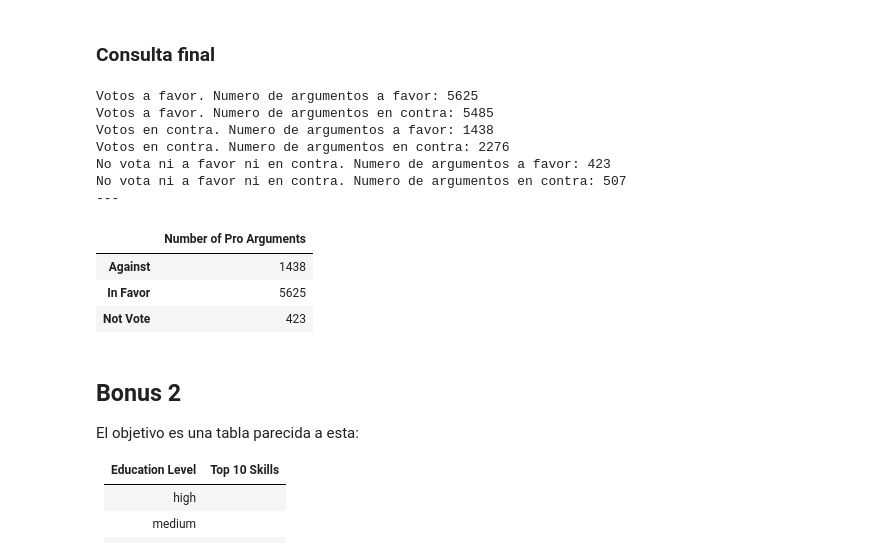
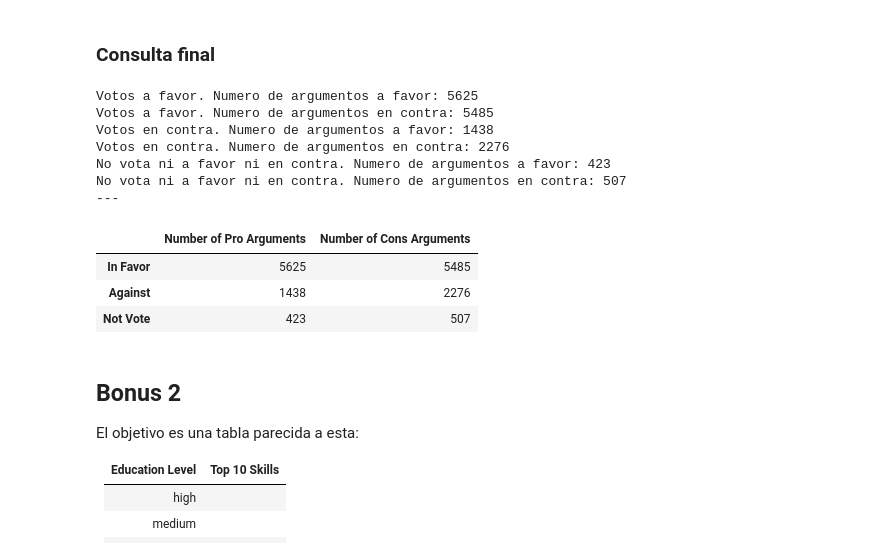
Before and after one commit to rfminguez/ih_datamadpt1120_project_m1, a Jupyter notebook: notebooks/data_sources_analysis.ipynb, the cells around one changed output. Saved outputs shown, nothing was run; the diff lists cells and outputs as text; code cells hidden in the pictures.

Commit message:
update bonus 1: returns correct dataframe

```diff
--- a/notebooks/data_sources_analysis.ipynb
+++ b/notebooks/data_sources_analysis.ipynb
@@ -381,39 +381,44 @@ vote_negative_num_arguments_for = num_arguments_for('Against', motor_conexion)
 vote_neutral_num_arguments_for = num_arguments_for('Not Vote', motor_conexion)
 vote_positive_num_arguments_against = num_arguments_against('In Favor', motor_conexion)
 vote_negative_num_arguments_against = num_arguments_against('Against', motor_conexion)
 vote_neutral_num_arguments_against = num_arguments_against('Not Vote', motor_conexion)
 
 print(f"Votos a favor. Numero de argumentos a favor: {vote_positive_num_arguments_for}")
 print(f"Votos a favor. Numero de argumentos en contra: {vote_positive_num_arguments_against}")
 print(f"Votos en contra. Numero de argumentos a favor: {vote_negative_num_arguments_for}")
 print(f"Votos en contra. Numero de argumentos en contra: {vote_negative_num_arguments_against}")
 print(f"No vota ni a favor ni en contra. Numero de argumentos a favor: {vote_neutral_num_arguments_for}")
 print(f"No vota ni a favor ni en contra. Numero de argumentos en contra: {vote_neutral_num_arguments_against}")
 
 print("---")
 
 result_dict = {
     "Number of Pro Arguments":{
         "In Favor": vote_positive_num_arguments_for,
         "Against": vote_negative_num_arguments_for,
-        "Not Vote": vote_neutral_num_arguments_for},
-    ""
+        "Not Vote": vote_neutral_num_arguments_for
+    },
+    "Number of Cons Arguments": {
+        "In Favor": vote_positive_num_arguments_against,
+        "Against": vote_negative_num_arguments_against,
+        "Not Vote": vote_neutral_num_arguments_against
+    }
 }
 
 result_df = pd.DataFrame.from_dict(result_dict)
 display(result_df)
 # %% [output]
 Votos a favor. Numero de argumentos a favor: 5625
 Votos a favor. Numero de argumentos en contra: 5485
 Votos en contra. Numero de argumentos a favor: 1438
 Votos en contra. Numero de argumentos en contra: 2276
 No vota ni a favor ni en contra. Numero de argumentos a favor: 423
 No vota ni a favor ni en contra. Numero de argumentos en contra: 507
 ---
-|  | Number of Pro Arguments |
-| Against | 1438 |
-| In Favor | 5625 |
-| Not Vote | 423 |
+|  | Number of Pro Arguments | Number of Cons Arguments |
+| In Favor | 5625 | 5485 |
+| Against | 1438 | 2276 |
+| Not Vote | 423 | 507 |
 # %% [markdown]
 ## Bonus 2
 El objetivo es una tabla parecida a esta:
```
